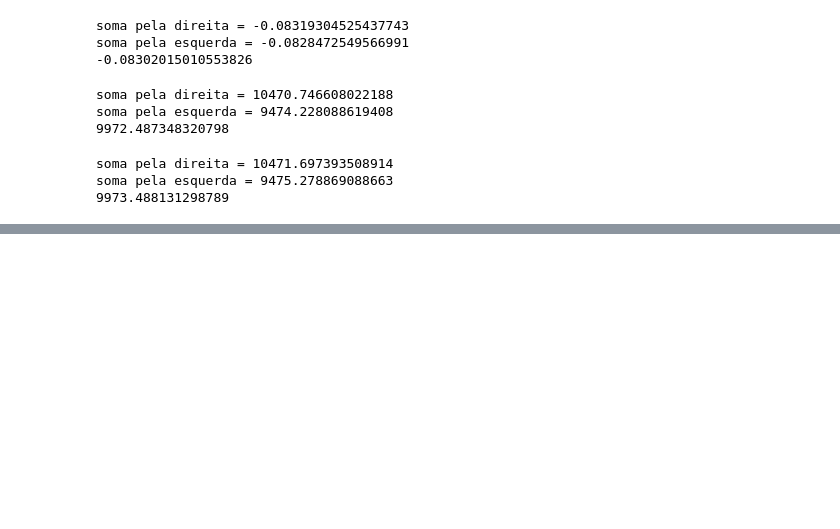
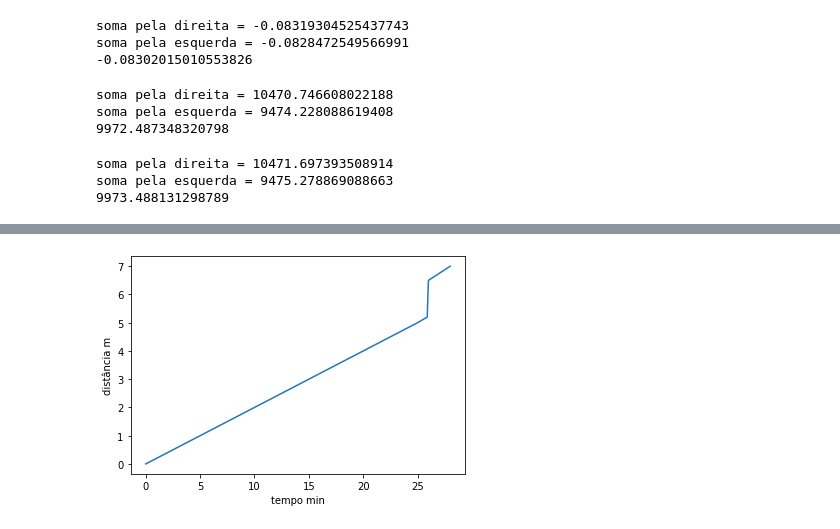
Before and after one commit to Victor17in/PythonCurso, a Jupyter notebook: exercícios/VictorAlmeida_aula10.ipynb, the cells around one changed output, grey strips where cells are left out. Cells and saved outputs as stored; diff of their text form; code cells hidden in the pictures; blank space fills up the shorter version.

```diff
--- a/exercícios/VictorAlmeida_aula10.ipynb
+++ b/exercícios/VictorAlmeida_aula10.ipynb
@@ -249,0 +282,86 @@ soma pela esquerda = 9475.278869088663
+# %%
+#2b
+t = []
+dpercorrida = []
+so = 0
+sf = 5 #km
+vconst = 12 #km/h
+to = 0
+acrescimodet = 1 #min
+
+vconstkmpormin = vconst/60 #km/h para km/min
+#print(vconstkmpormin)
+
+while so != sf:
+  t.append(to)
+  #milista.append(10)
+  so = vconstkmpormin*to
+  to = to + acrescimodet
+  dpercorrida.append(round(so,2))
+
+print(t)
+print(dpercorrida)
+
+t2 = []
+dpercorrida2 = []
+so2 = 0
+sf2 = 0.2 #km
+vo = 12 #km/h
+vf = 15 #km/h
+to2 = 0
+acrescimodet2 = 1 #min
+vokmpormin = vo/60 #km/h para km/min
+vfkmpormin = vf/60 #km/h para km/min
+#def torricelli():
+#vf**2 = vo + 2*a*sf2
+vdiferequad = (vf**2 - vo**2)
+print(vdiferequad)
+Variação2 = (2*sf2)
+print(Variação2)
+ac = ((vf**2 - vo**2)/(2*sf2)) #km/(h*h)
+acm = ((vfkmpormin**2 - vokmpormin**2)/(2*sf2)) #km/(min*min)
+print(ac, 'km por h*h')
+print(acm, 'km por minquadrado')
+acs = ac*3600
+print(acs)
+
+tempo200m = (vf-vo)/ac
+print(tempo200m, 'h')
+print(round(tempo200m*60,2), 'min -> tempo de 200 m')
+print(round(tempo200m*3600,2), 's -> tempo de 200 m')
+
+t200 = [25.89]
+d200m = [5.2]
+t2 = []
+dpercorrida2 = []
+so2 = 5.2
+sf = 7 #km
+vconst = 15 #km/h
+to2 = 26 # min
+acrescimodet = 1 #min
+
+vconstkmpormin = vconst/60 #km/h para km/min
+#print(vconstkmpormin)
+
+while so2 != sf:
+  t2.append(to2)
+  so2 = vconstkmpormin*to2
+  to2 = round(to2 + acrescimodet)
+  dpercorrida2.append(round(so2,2))
+
+print(t2)
+print(dpercorrida2)
+mylist = t + t200 +t2
+mylistd = dpercorrida + d200m + dpercorrida2
+print(mylist)
+print(mylistd)
+
+import matplotlib.pyplot as plt
+
+t=mylist
+x=mylistd
+
+plt.plot(t,x)
+plt.xlabel("tempo min")
+plt.ylabel("distância m")
+# %% [output]
@@ -249,0 +383 @@ soma pela esquerda = 9475.278869088663
+[figure, added]
```
Also changed, not shown: parts of 5 cells of this notebook.
